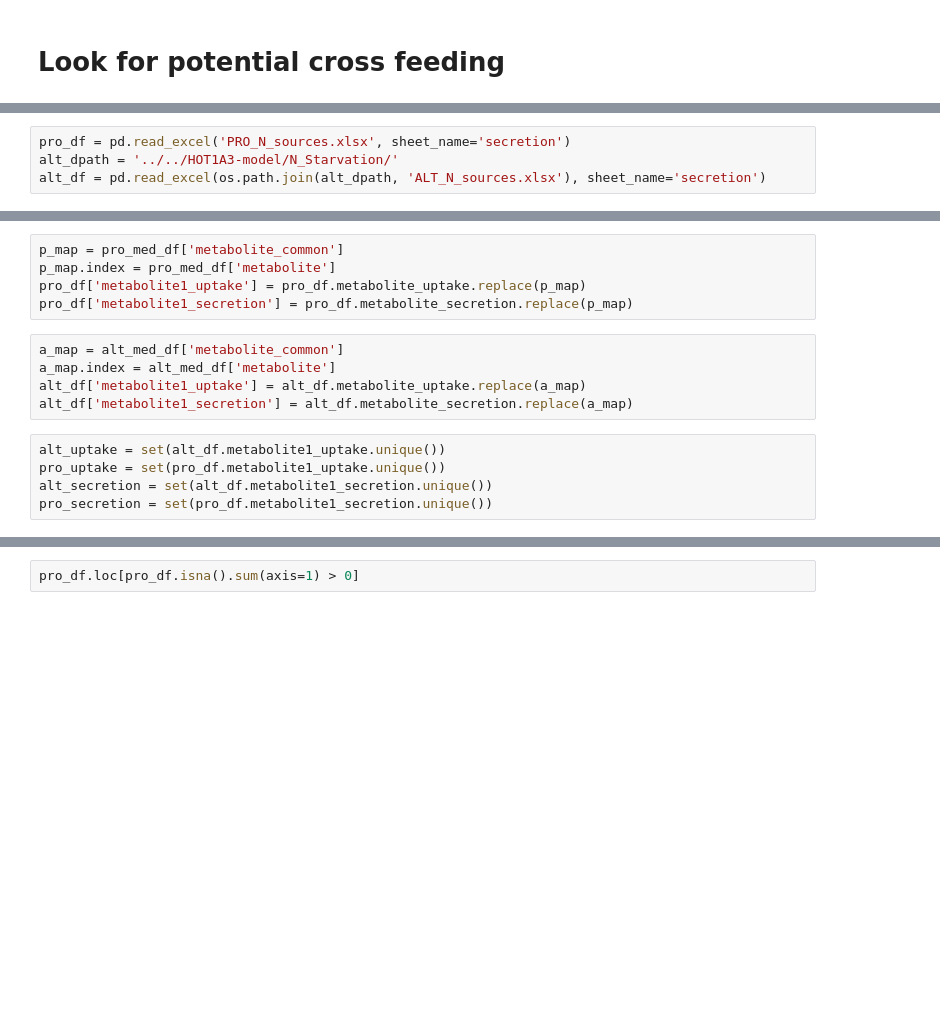
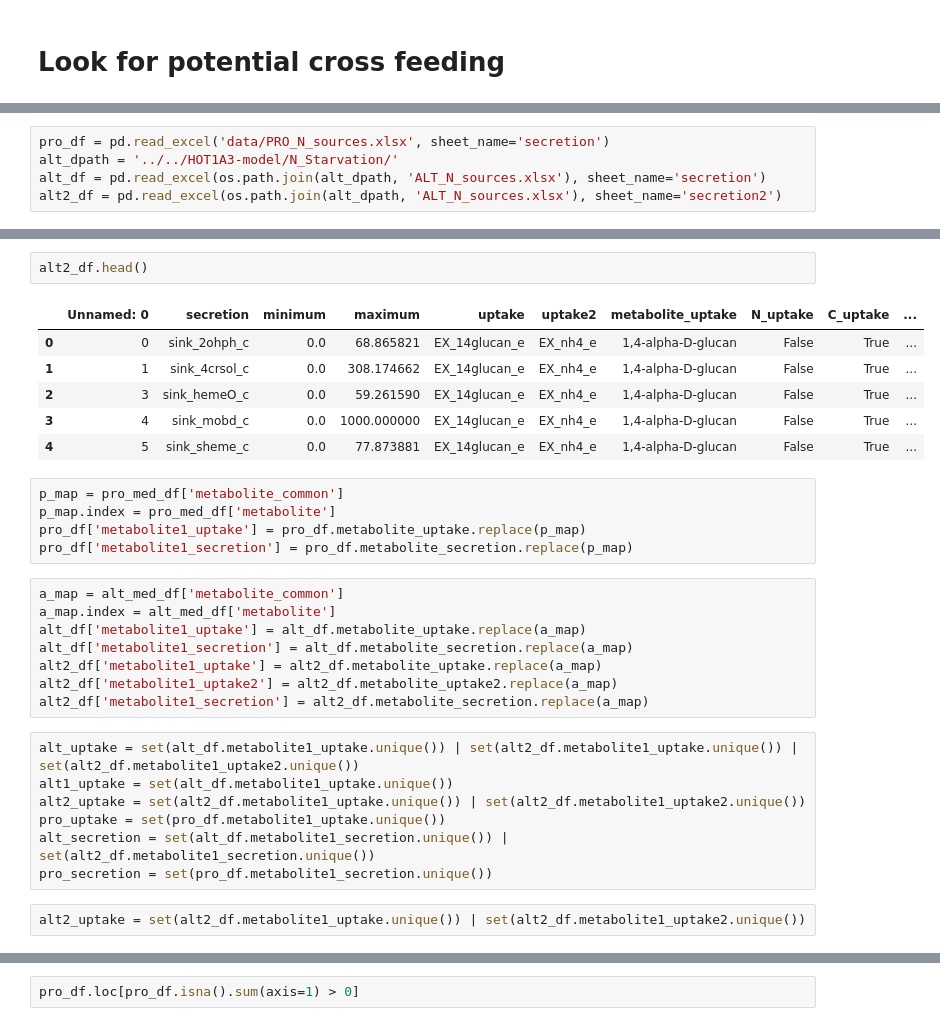
Before and after one commit to wosnat/Prochlorococcus_Model, a Jupyter notebook: N_Starvation/CC1A3_CC_N_sources.ipynb, the cells around one changed output, grey strips where cells are left out. Cells and saved outputs as stored; diff of their text form; blank space fills up the shorter version.

```diff
--- a/N_Starvation/CC1A3_CC_N_sources.ipynb
+++ b/N_Starvation/CC1A3_CC_N_sources.ipynb
@@ -293,7 +315,8 @@ pd.read_excel('PRO_N_sources.xlsx', sheet_name='uptake')
 # %%
-pro_df = pd.read_excel('PRO_N_sources.xlsx', sheet_name='secretion')
+pro_df = pd.read_excel('data/PRO_N_sources.xlsx', sheet_name='secretion')
 alt_dpath = '../../HOT1A3-model/N_Starvation/'
 alt_df = pd.read_excel(os.path.join(alt_dpath, 'ALT_N_sources.xlsx'), sheet_name='secretion')
+alt2_df = pd.read_excel(os.path.join(alt_dpath, 'ALT_N_sources.xlsx'), sheet_name='secretion2')
 # %%
 alt_df.head()
 # %% [output]
@@ -306,3 +344,12 @@ alt_df.head()
+# %%
+alt2_df.head()
+# %% [output]
+|  | Unnamed: 0 | secretion | minimum | maximum | uptake | uptake2 | metabolite_uptake | N_uptake | C_uptake | ... |
+| 0 | 0 | sink_2ohph_c | 0.0 | 68.865821 | EX_14glucan_e | EX_nh4_e | 1,4-alpha-D-glucan | False | True | ... |
+| 1 | 1 | sink_4crsol_c | 0.0 | 308.174662 | EX_14glucan_e | EX_nh4_e | 1,4-alpha-D-glucan | False | True | ... |
+| 2 | 3 | sink_hemeO_c | 0.0 | 59.261590 | EX_14glucan_e | EX_nh4_e | 1,4-alpha-D-glucan | False | True | ... |
+| 3 | 4 | sink_mobd_c | 0.0 | 1000.000000 | EX_14glucan_e | EX_nh4_e | 1,4-alpha-D-glucan | False | True | ... |
+| 4 | 5 | sink_sheme_c | 0.0 | 77.873881 | EX_14glucan_e | EX_nh4_e | 1,4-alpha-D-glucan | False | True | ... |
 # %%
 p_map = pro_med_df['metabolite_common']
 p_map.index = pro_med_df['metabolite']
@@ -313,8 +360,15 @@ a_map = alt_med_df['metabolite_common']
 a_map.index = alt_med_df['metabolite']
 alt_df['metabolite1_uptake'] = alt_df.metabolite_uptake.replace(a_map)
 alt_df['metabolite1_secretion'] = alt_df.metabolite_secretion.replace(a_map)
+alt2_df['metabolite1_uptake'] = alt2_df.metabolite_uptake.replace(a_map)
+alt2_df['metabolite1_uptake2'] = alt2_df.metabolite_uptake2.replace(a_map)
+alt2_df['metabolite1_secretion'] = alt2_df.metabolite_secretion.replace(a_map)
 # %%
-alt_uptake = set(alt_df.metabolite1_uptake.unique())
+alt_uptake = set(alt_df.metabolite1_uptake.unique()) | set(alt2_df.metabolite1_uptake.unique()) | set(alt2_df.metabolite1_uptake2.unique())
+alt1_uptake = set(alt_df.metabolite1_uptake.unique())
+alt2_uptake = set(alt2_df.metabolite1_uptake.unique()) | set(alt2_df.metabolite1_uptake2.unique())
 pro_uptake = set(pro_df.metabolite1_uptake.unique())
-alt_secretion = set(alt_df.metabolite1_secretion.unique())
+alt_secretion = set(alt_df.metabolite1_secretion.unique()) | set(alt2_df.metabolite1_secretion.unique())
 pro_secretion = set(pro_df.metabolite1_secretion.unique())
+# %%
+alt2_uptake = set(alt2_df.metabolite1_uptake.unique()) | set(alt2_df.metabolite1_uptake2.unique())
```
Also changed, not shown: parts of 36 cells of this notebook, 11 other files.
